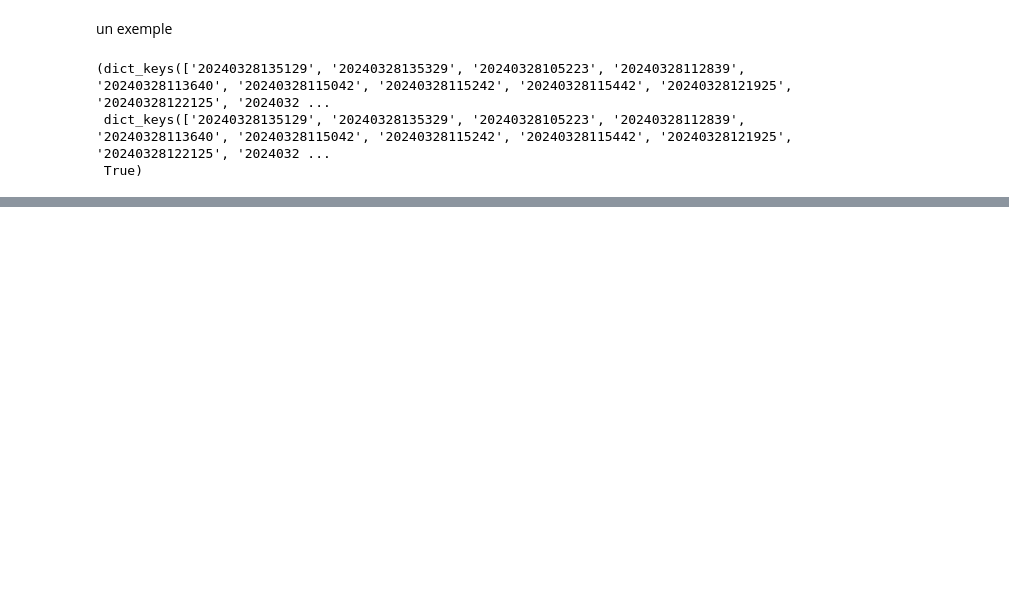
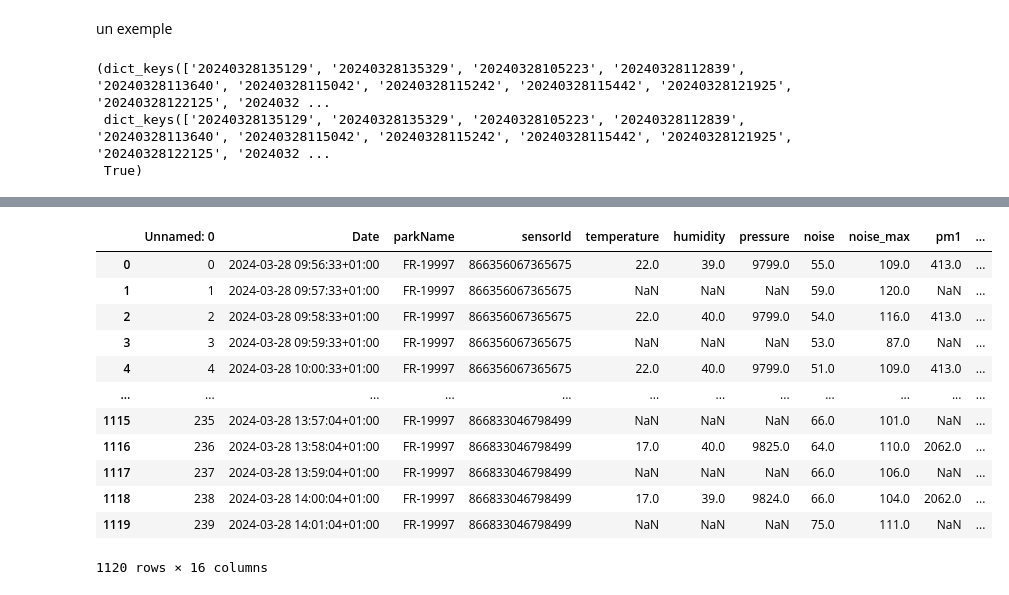
Before and after one commit to eSaleh/P6_Systeme_annotation_donnees_polution, a Jupyter notebook: yolov7-deepsort-tracking/classification_events.ipynb, the cells around one changed output, grey strips where cells are left out. Saved outputs shown, nothing was run; the diff lists cells and outputs as text; code cells hidden in the pictures; blank space fills up the shorter version.

Commit message:
fusion des données

```diff
--- a/yolov7-deepsort-tracking/classification_events.ipynb
+++ b/yolov7-deepsort-tracking/classification_events.ipynb
@@ -34,0 +135,4 @@ for json_file in list_json:
+# %%
+from mouvement_label.association_video_measurements import video_to_date,associate_measure,association
+for date in annotation.keys():
+    print(video_to_date(date))
@@ -34,0 +157,18 @@ for json_file in list_json:
+# %%
+import pandas as pd
+
+df=pd.read_csv("D:/IMT Nord Europe/2eme annee/P6/P6 - Système automatique d'annotation de données de pollution/P6_Systeme_annotation_donnees_polution/data/output_2024-03-29_10_24.csv")
+# %%
+#prend les events uniques détectés
+events= set(list(annotation.values()))
+#initialise l'ensemble des events à 0 pour toutes mesures
+for event in events:
+    df[event]=np.zeros(df.Date.shape).T
+#print(df.columns)
+for date in annotation.keys():
+    print(date)
+    mesure_indexes = associate_measure(date,5,df)
+    print(mesure_indexes)
+    for mesure_index in mesure_indexes:
+      df[annotation[date]].iloc[mesure_index]=1
+print(df.columns)
@@ -34,0 +244,3 @@ for json_file in list_json:
+# %%
+for index in df.index:
+    df["aucun passage"].iloc[index] = int(not(df["1 passage(s)"].iloc[index].item() or df["2 passage(s)"].iloc[index].item() or df["3 passage(s)"].iloc[index].item()))
@@ -34,0 +264,16 @@ for json_file in list_json:
+# %%
+df
+# %% [output]
+|  | Unnamed: 0 | Date | parkName | sensorId | temperature | humidity | pressure | noise | noise_max | pm1 | ... |
+| 0 | 0 | 2024-03-28 09:56:33+01:00 | FR-19997 | 866356067365675 | 22.0 | 39.0 | 9799.0 | 55.0 | 109.0 | 413.0 | ... |
+| 1 | 1 | 2024-03-28 09:57:33+01:00 | FR-19997 | 866356067365675 | NaN | NaN | NaN | 59.0 | 120.0 | NaN | ... |
+| 2 | 2 | 2024-03-28 09:58:33+01:00 | FR-19997 | 866356067365675 | 22.0 | 40.0 | 9799.0 | 54.0 | 116.0 | 413.0 | ... |
+| 3 | 3 | 2024-03-28 09:59:33+01:00 | FR-19997 | 866356067365675 | NaN | NaN | NaN | 53.0 | 87.0 | NaN | ... |
+| 4 | 4 | 2024-03-28 10:00:33+01:00 | FR-19997 | 866356067365675 | 22.0 | 40.0 | 9799.0 | 51.0 | 109.0 | 413.0 | ... |
+| ... | ... | ... | ... | ... | ... | ... | ... | ... | ... | ... | ... |
+| 1115 | 235 | 2024-03-28 13:57:04+01:00 | FR-19997 | 866833046798499 | NaN | NaN | NaN | 66.0 | 101.0 | NaN | ... |
+| 1116 | 236 | 2024-03-28 13:58:04+01:00 | FR-19997 | 866833046798499 | 17.0 | 40.0 | 9825.0 | 64.0 | 110.0 | 2062.0 | ... |
+| 1117 | 237 | 2024-03-28 13:59:04+01:00 | FR-19997 | 866833046798499 | NaN | NaN | NaN | 66.0 | 106.0 | NaN | ... |
+| 1118 | 238 | 2024-03-28 14:00:04+01:00 | FR-19997 | 866833046798499 | 17.0 | 39.0 | 9824.0 | 66.0 | 104.0 | 2062.0 | ... |
+| 1119 | 239 | 2024-03-28 14:01:04+01:00 | FR-19997 | 866833046798499 | NaN | NaN | NaN | 75.0 | 111.0 | NaN | ... |
+1120 rows × 16 columns
```
Also changed, not shown: parts of 18 cells of this notebook, 2 other files.
